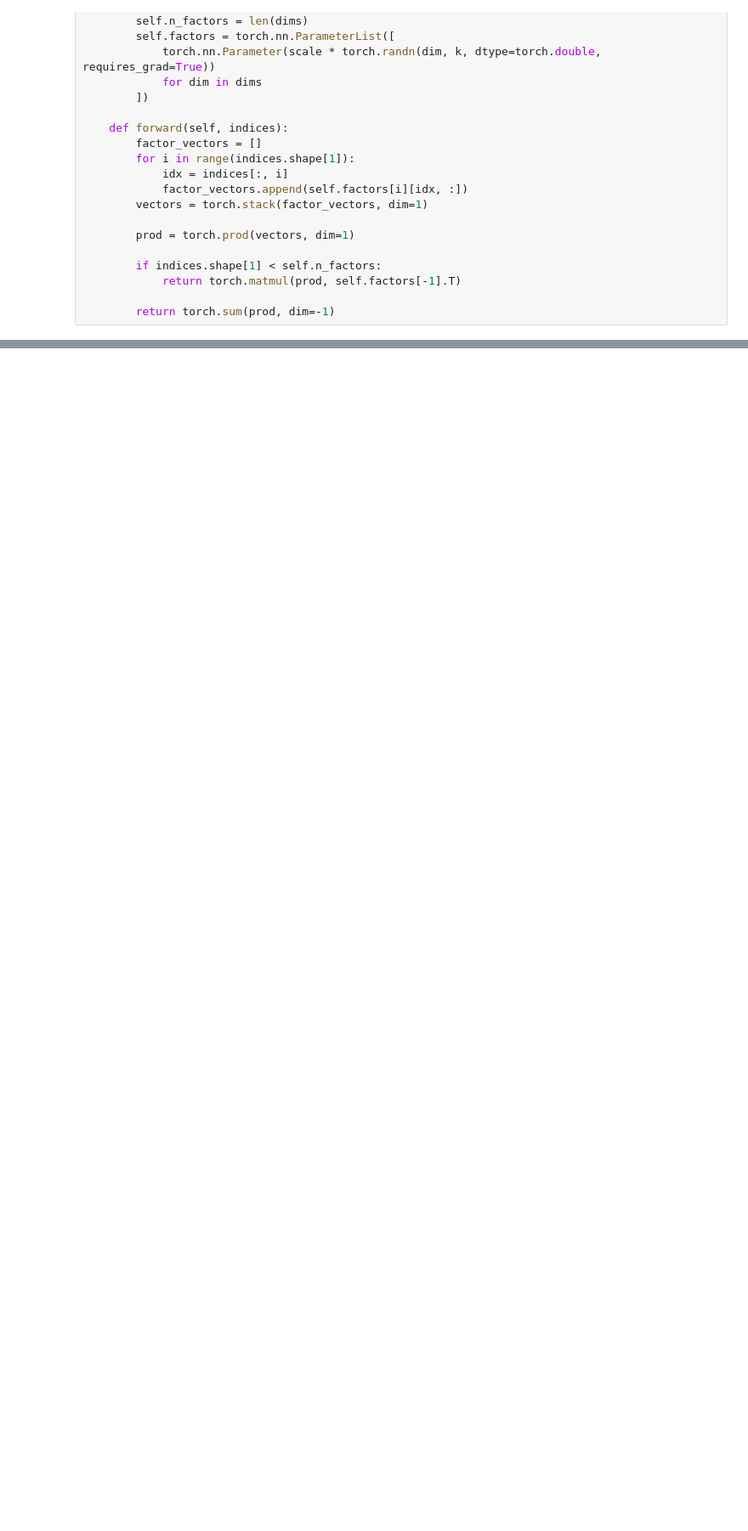
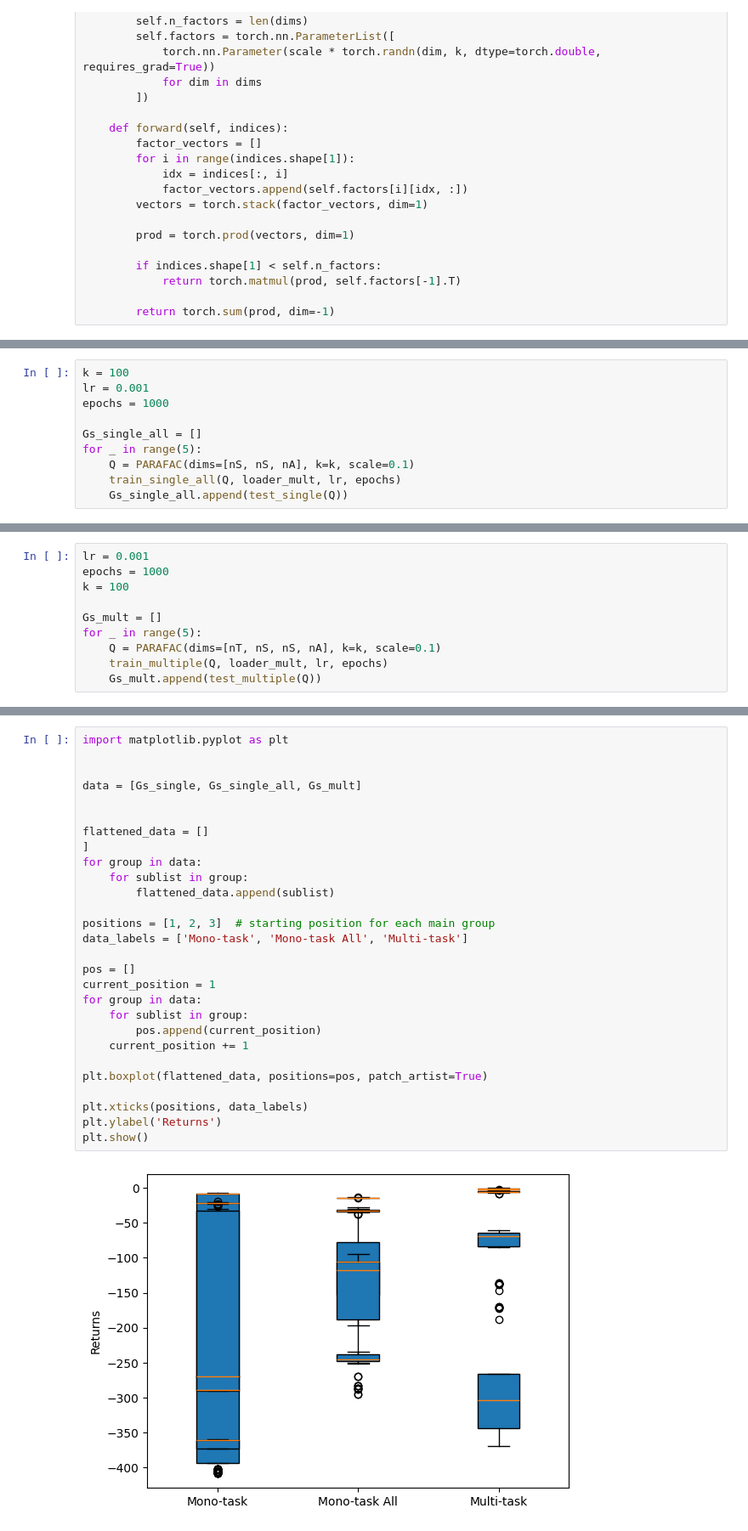
Before and after one commit to sergiorozada12/multi-task-lrrl, a Jupyter notebook: multi_task_limited_budged.ipynb, the cells around one changed output, grey strips where cells are left out. Shown: that part at 85% size. Drawn from its saved outputs; the diff is of its cells as text; blank space fills up the shorter version.

```diff
--- a/multi_task_limited_budged.ipynb
+++ b/multi_task_limited_budged.ipynb
@@ -474,0 +578,10 @@ plt.show()
+# %%
+k = 100
+lr = 0.001
+epochs = 1000
+
+Gs_single_all = []
+for _ in range(5):
+    Q = PARAFAC(dims=[nS, nS, nA], k=k, scale=0.1)
+    train_single_all(Q, loader_mult, lr, epochs)
+    Gs_single_all.append(test_single(Q))
@@ -474,0 +590,10 @@ plt.show()
+# %%
+lr = 0.001
+epochs = 1000
+k = 100
+
+Gs_mult = []
+for _ in range(5):
+    Q = PARAFAC(dims=[nT, nS, nS, nA], k=k, scale=0.1)
+    train_multiple(Q, loader_mult, lr, epochs)
+    Gs_mult.append(test_multiple(Q))
@@ -474,0 +602,30 @@ plt.show()
+# %%
+import matplotlib.pyplot as plt
+
+
+data = [Gs_single, Gs_single_all, Gs_mult]
+
+
+flattened_data = []
+]
+for group in data:
+    for sublist in group:
+        flattened_data.append(sublist)
+
+positions = [1, 2, 3]  # starting position for each main group
+data_labels = ['Mono-task', 'Mono-task All', 'Multi-task']
+
+pos = []
+current_position = 1
+for group in data:
+    for sublist in group:
+        pos.append(current_position)
+    current_position += 1
+
+plt.boxplot(flattened_data, positions=pos, patch_artist=True)
+
+plt.xticks(positions, data_labels)
+plt.ylabel('Returns')
+plt.show()
+# %% [output]
+[figure, added]
```
Also changed, not shown: parts of 49 cells of this notebook, 8 other files.
